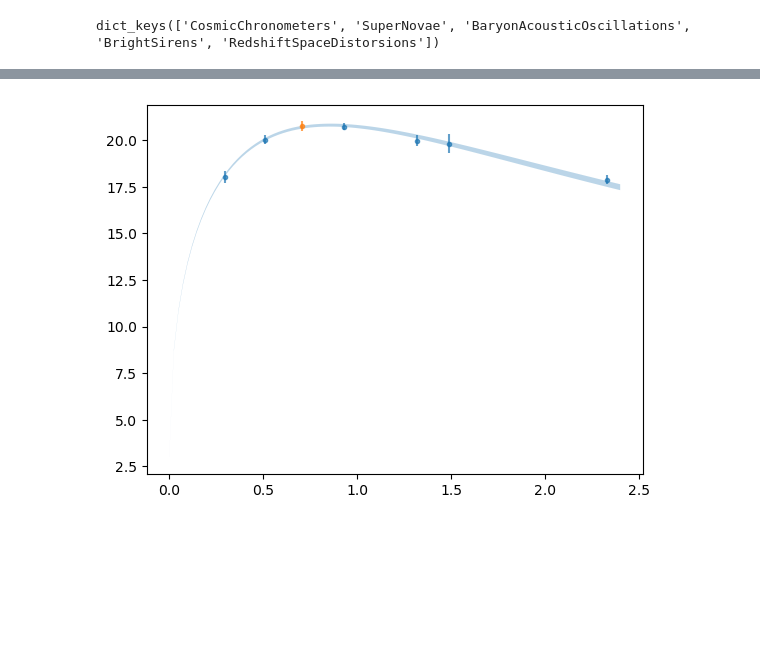
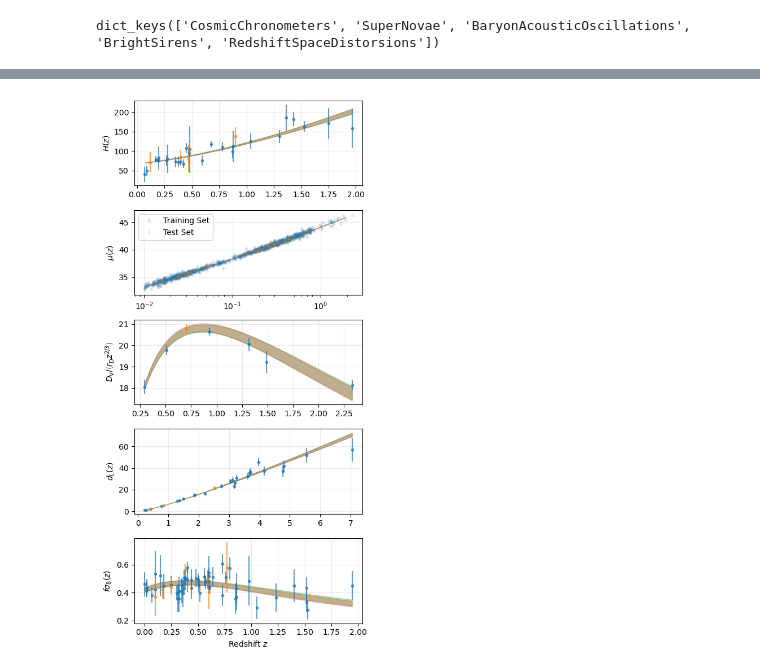
Before and after one commit to reggiebernardo/cosmo_learn, a Jupyter notebook: cosmo_tutorial.ipynb, the cells around one changed output, grey strips where cells are left out. Cells and saved outputs as stored; diff of their text form; code cells hidden in the pictures; blank space fills up the shorter version.

```diff
--- a/cosmo_tutorial.ipynb
+++ b/cosmo_tutorial.ipynb
@@ -536,7 +531,0 @@ plt.errorbar(testdata['x'], testdata['y'], yerr=testdata['yerr'], fmt='x')
-# %%
-fig, ax=plt.subplots()
-ax.fill_between(x_rec, (func_mean-func_err)/(x_rec**(2/3)), (func_mean+func_err)/(x_rec**(2/3)), alpha=0.3)
-gw_cosmo.plot_train_test_data(ax, 'BaryonAcousticOscillations', fmt='.', alpha=0.7)
-plt.show()
-# %% [output]
-[figure, removed]
@@ -545,0 +532,50 @@ plt.show()
+# %%
+fig, ax=plt.subplots(nrows=5, figsize=(5,10))
+# mock data
+gw_cosmo.plot_train_test_data(ax[0], 'CosmicChronometers', fmt='.', alpha=0.7)
+gw_cosmo.plot_train_test_data(ax[1], 'SuperNovae', fmt='.', alpha=0.1)
+gw_cosmo.plot_train_test_data(ax[2], 'BaryonAcousticOscillations', fmt='.', alpha=0.7)
+gw_cosmo.plot_train_test_data(ax[3], 'BrightSirens', fmt='.', alpha=0.7)
+gw_cosmo.plot_train_test_data(ax[4], 'RedshiftSpaceDistorsions', fmt='.', alpha=0.7)
+
+de_model='no pert'; k2cs2=1e-10; hh=1e-10; Tcmb0=None
+n_sigma_rec=2
+for i, key in enumerate(gw_cosmo.mock_data.keys()):
+    cosmo_func=lambda x, p: cosmo_func_wcdm(x, p, key=key, de_model=de_model, k2cs2=k2cs2, hh=hh, Tcmb0=Tcmb0)
+    x_train=gw_cosmo.mock_data[key]['train']['x']
+    x_rec=np.linspace(min(x_train), max(x_train), 100)
+
+    # mcmc reconstructions
+    x_rec, func_mean, func_err=mcreconstruct_function(cosmo_func, mcmc_samples, x_rec=x_rec, nmc=1000)
+    if key!='BaryonAcousticOscillations':
+        ax[i].fill_between(x_rec, func_mean-n_sigma_rec*func_err, func_mean+n_sigma_rec*func_err, \
+                           facecolor='red', edgecolor='red', alpha=0.25)
+    if key=='BaryonAcousticOscillations':
+        ax[i].fill_between(x_rec, \
+                           (func_mean-n_sigma_rec*func_err)/(x_rec**(2/3)), \
+                           (func_mean+n_sigma_rec*func_err)/(x_rec**(2/3)), \
+                           facecolor='red', edgecolor='red', alpha=0.25)
+
+    # ga-Fisher reconstruction
+    x_rec, func_mean, func_err=mcreconstruct_function(cosmo_func, gaFisher_samples, x_rec=x_rec, nmc=1000)
+    if key!='BaryonAcousticOscillations':
+        ax[i].fill_between(x_rec, func_mean-n_sigma_rec*func_err, func_mean+n_sigma_rec*func_err, \
+                           facecolor='green', edgecolor='green', alpha=0.25)
+    if key=='BaryonAcousticOscillations':
+        ax[i].fill_between(x_rec, \
+                           (func_mean-n_sigma_rec*func_err)/(x_rec**(2/3)), \
+                           (func_mean+n_sigma_rec*func_err)/(x_rec**(2/3)), \
+                           facecolor='green', edgecolor='green', alpha=0.25)
+
+ax[0].set_ylabel(r'$H(z)$'); ax[1].set_ylabel(r'$\mu(z)$')
+ax[2].set_ylabel(r'$D_{\rm V}/\left( r_{\rm D} z^{2/3} \right)$'); ax[3].set_ylabel(r'$d_L(z)$')
+ax[4].set_ylabel(r'$f \sigma_8(z)$')
+
+ax[4].set_xlabel(r'Redshift $z$')
+ax[1].set_xscale('log')
+[ax[i].grid(True, alpha=0.25) for i in range(5)]
+ax[1].legend(loc='upper left', prop={'size': 10})
+fig.tight_layout()
+plt.show()
+# %% [output]
+[figure, added]
```
Also changed, not shown: parts of 8 cells of this notebook, 1 other file.
